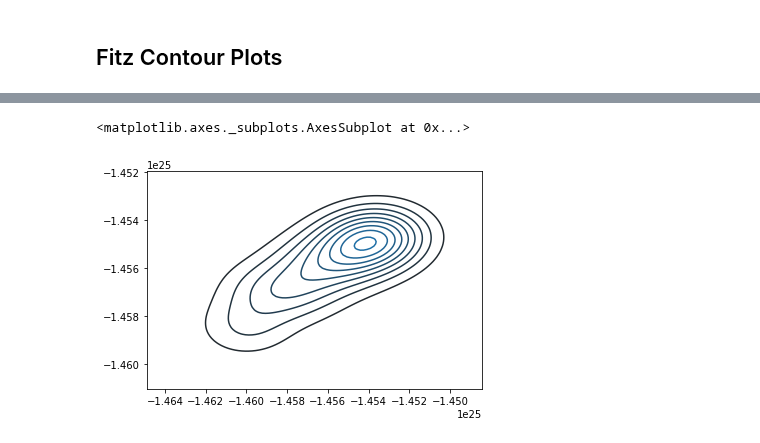
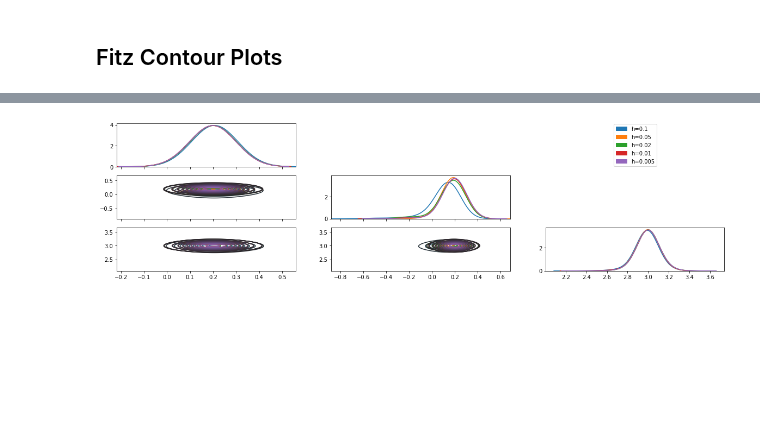
Before and after one commit to mlysy/rodeo-legacy, a Jupyter notebook: cython/KalmanODE.ipynb, the cells around one changed output, grey strips where cells are left out. Drawn from its saved outputs; the diff is of its cells as text; code cells hidden in the pictures; blank space fills up the shorter version.

Commit message:
Updated Fitz graphs

```diff
--- a/cython/KalmanODE.ipynb
+++ b/cython/KalmanODE.ipynb
@@ -353,4 +253,0 @@ def fitz_mwg(n_samples, y, theta0, rwsd):
-# %%
-theta = [0, 0, 1]
-rwsd = [.001, .001, .01]
-n_samples = 3000
@@ -357 +287,9 @@ n_samples = 3000
+# %%
+theta0 = np.array([0, 0, 1])
+theta = np.array([.2, .2, 3])
+rwsd = np.array([.01, .05, .1])
+n_samples = 1000
+n_steps = 400
+kalman_fitz_mu, _ = fitz_simulate(n_steps, theta)
+fitz_theta, fitz_prop = fitz_mwg(n_samples, kalman_fitz_mu, theta0, rwsd)
 # %%
@@ -404,5 +302,0 @@ sns.kdeplot(np.sum(mcmc_output, axis=(1,2)))
-# %%
-sns.kdeplot(np.sum(mcmc_output, axis=(1,2)), np.sum(mcmc_output, axis=(0,2)))
-# %% [output]
-<matplotlib.axes._subplots.AxesSubplot at 0x...>
-[figure, removed]
@@ -410,0 +305,33 @@ plt.contour(aseq, bseq, np.sum(mcmc_output, axis=(2)))
+# %%
+theta0 = np.array([.1, .1, 2.6])
+theta = np.array([.2, .2, 3])
+rwsd = np.array([.01, .05, .1])
+n_samples = 1000
+n_theta = len(theta)
+h = np.array([.1, .05, .02, .01, .005])
+n_h = len(h)
+h_steps = 20/h
+h_steps = h_steps.astype(int)
+fitz_proph = np.zeros(n_h, n_samples*n_theta, n_theta))
+for i in range(n_h):
+    kalman_fitz_mu, _ = fitz_simulate(h_steps[i], theta)
+    _, fitz_prop = fitz_mwg(n_samples, kalman_fitz_mu, theta0, rwsd)
+    fitz_proph[i] = fitz_prop
+# %%
+import matplotlib.patches as mpatches
+fig, axs = plt.subplots(n_theta, n_theta, sharex='col', figsize=(20, 5))
+patches = [None]*n_h
+for i in range(n_h):
+    patches[i] = mpatches.Patch(color='C{}'.format(i), label='h={}'.format(h[i]))
+    for row in range(n_theta):
+        sns.kdeplot(fitz_proph[i, :, row], bw=.1, ax=axs[row, row])
+        for col in range(row):
+            sns.kdeplot(fitz_proph[i, :, col], fitz_proph[i, :, row], bw=.1, ax=axs[row, col])
+
+axs[0,1].set_axis_off()
+axs[0,2].set_axis_off()
+axs[1,2].set_axis_off()
+axs[0,2].legend(handles=patches, loc='center')
+plt.show()
+# %% [output]
+[figure, added]
```
Also changed, not shown: parts of 28 cells of this notebook.
